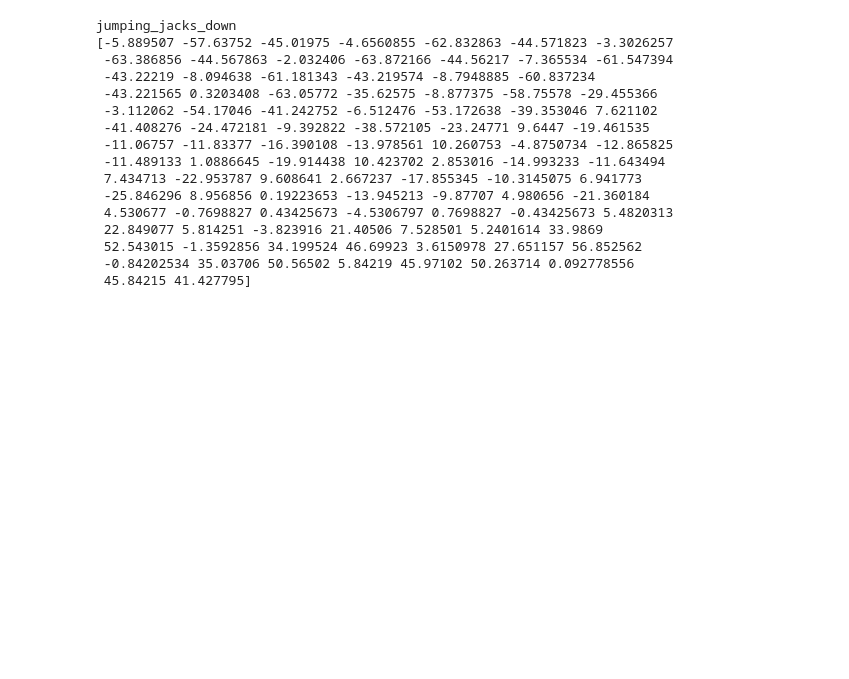
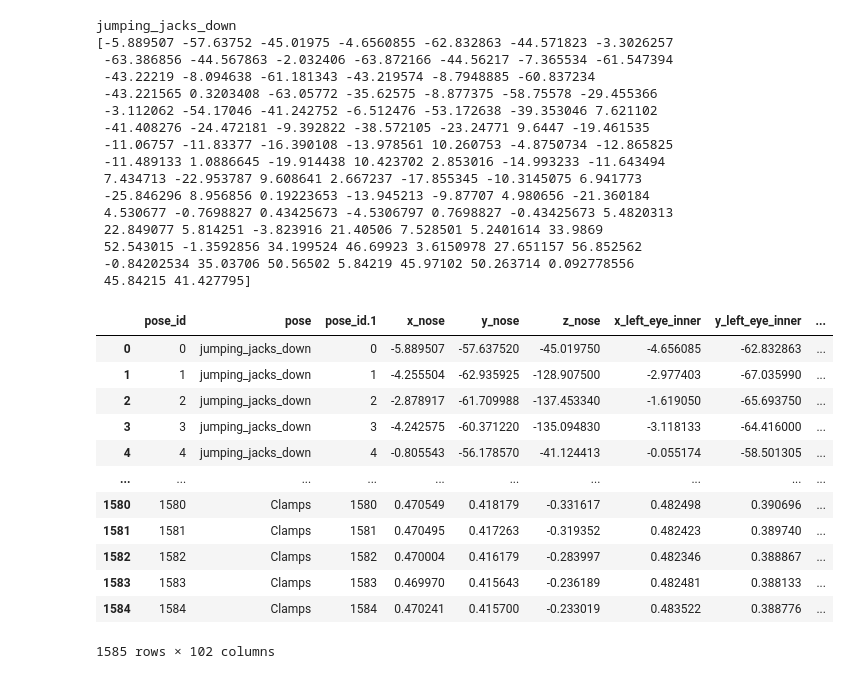
Before and after one commit to owenm-26/Doctor-Scheduler, a Jupyter notebook: pose-logic/descr.ipynb, the cells around one changed output. Drawn from its saved outputs; the diff is of its cells as text; code cells hidden in the pictures; blank space fills up the shorter version.

```diff
--- a/pose-logic/descr.ipynb
+++ b/pose-logic/descr.ipynb
@@ -181,3 +171,19 @@ jumping_jacks_down
  52.543015 -1.3592856 34.199524 46.69923 3.6150978 27.651157 56.852562
  -0.84202534 35.03706 50.56502 5.84219 45.97102 50.263714 0.092778556
  45.84215 41.427795]
+# %%
+pd.read_csv(data_path / 'combined_dataset.csv')
+# %% [output]
+|  | pose_id | pose | pose_id.1 | x_nose | y_nose | z_nose | x_left_eye_inner | y_left_eye_inner | ... |
+| 0 | 0 | jumping_jacks_down | 0 | -5.889507 | -57.637520 | -45.019750 | -4.656085 | -62.832863 | ... |
+| 1 | 1 | jumping_jacks_down | 1 | -4.255504 | -62.935925 | -128.907500 | -2.977403 | -67.035990 | ... |
+| 2 | 2 | jumping_jacks_down | 2 | -2.878917 | -61.709988 | -137.453340 | -1.619050 | -65.693750 | ... |
+| 3 | 3 | jumping_jacks_down | 3 | -4.242575 | -60.371220 | -135.094830 | -3.118133 | -64.416000 | ... |
+| 4 | 4 | jumping_jacks_down | 4 | -0.805543 | -56.178570 | -41.124413 | -0.055174 | -58.501305 | ... |
+| ... | ... | ... | ... | ... | ... | ... | ... | ... | ... |
+| 1580 | 1580 | Clamps | 1580 | 0.470549 | 0.418179 | -0.331617 | 0.482498 | 0.390696 | ... |
+| 1581 | 1581 | Clamps | 1581 | 0.470495 | 0.417263 | -0.319352 | 0.482423 | 0.389740 | ... |
+| 1582 | 1582 | Clamps | 1582 | 0.470004 | 0.416179 | -0.283997 | 0.482346 | 0.388867 | ... |
+| 1583 | 1583 | Clamps | 1583 | 0.469970 | 0.415643 | -0.236189 | 0.482481 | 0.388133 | ... |
+| 1584 | 1584 | Clamps | 1584 | 0.470241 | 0.415700 | -0.233019 | 0.483522 | 0.388776 | ... |
+1585 rows × 102 columns
```
Also changed, not shown: parts of 4 cells of this notebook, 8 other files.
